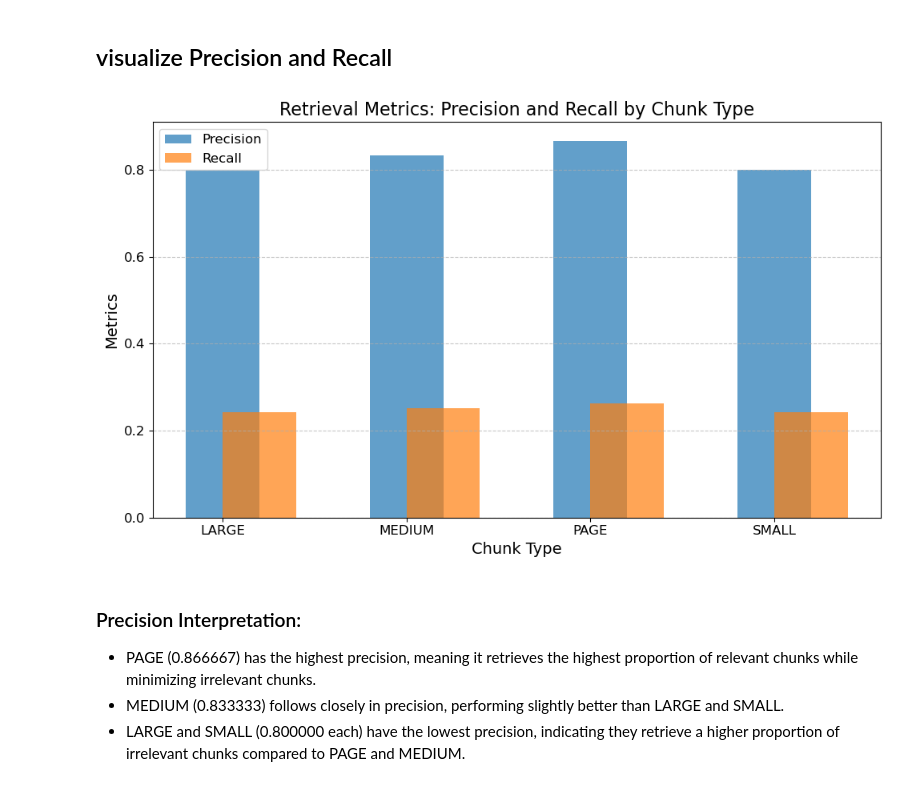
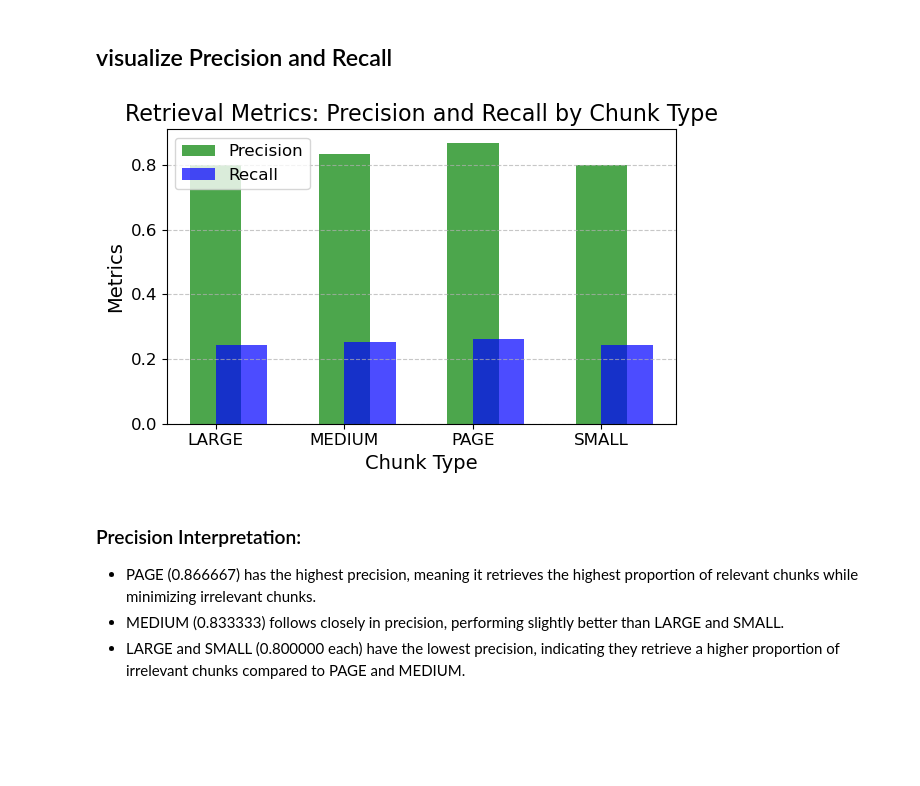
Before and after one commit to Jrana1/Bachelor_Thesis, a Jupyter notebook: bachelor_thesis_analysis_part.ipynb, the cells around one changed output. Cells and saved outputs as stored; diff of their text form; code cells hidden in the pictures; blank space fills up the shorter version.

```diff
--- a/bachelor_thesis_analysis_part.ipynb
+++ b/bachelor_thesis_analysis_part.ipynb
@@ -27,3 +133,9 @@ from bert_score import score
+# %%
+
+custom_palette = ['#1f77b4', '#ff7f0e', '#2ca02c', '#d62728', '#9467bd', '#8c564b']
+
+# Set the default color cycle for matplotlib
+plt.rcParams['axes.prop_cycle'] = plt.cycler(color=custom_palette)
 # %% [markdown]
 # Preparing the Knowledge Base
 # %% [markdown]
@@ -737,33 +957,33 @@ retrieval_metrics
 # %%
 
 # Data for visualization
 chunk_types = ['LARGE', 'MEDIUM', 'PAGE', 'SMALL']
 precision = retrieval_metrics['Precision']
 recall = retrieval_metrics['Recall']
 
 # Plot Precision and Recall
-plt.figure(figsize=(10, 6))
+plt.figure(figsize=(6, 4))
 
 # Plot precision
-plt.bar(chunk_types, precision, width=0.4, label='Precision', alpha=0.7, align='center')
+plt.bar(chunk_types, precision, width=0.4, label='Precision', alpha=0.7, align='center',color="green")
 
 # Plot recall
-plt.bar(chunk_types, recall, width=0.4, label='Recall', alpha=0.7, align='edge')
+plt.bar(chunk_types, recall, width=0.4, label='Recall', alpha=0.7, align='edge',color="blue")
 
 # Add titles and labels
 plt.title('Retrieval Metrics: Precision and Recall by Chunk Type', fontsize=16)
 plt.xlabel('Chunk Type', fontsize=14)
 plt.ylabel('Metrics', fontsize=14)
 plt.legend(loc='upper left', fontsize=12)
 plt.xticks(fontsize=12)
 plt.yticks(fontsize=12)
 plt.grid(axis='y', linestyle='--', alpha=0.7)
 
 # Display the plot
 plt.tight_layout()
 plt.show()
 # %% [output]
-[figure, old version]
+[figure, new version]
 # %% [markdown]
 ### Precision Interpretation:
 + PAGE (0.866667) has the highest precision, meaning it retrieves the highest proportion of relevant chunks while minimizing irrelevant chunks.
```
Also changed, not shown: parts of 27 cells of this notebook, 1 other file.
